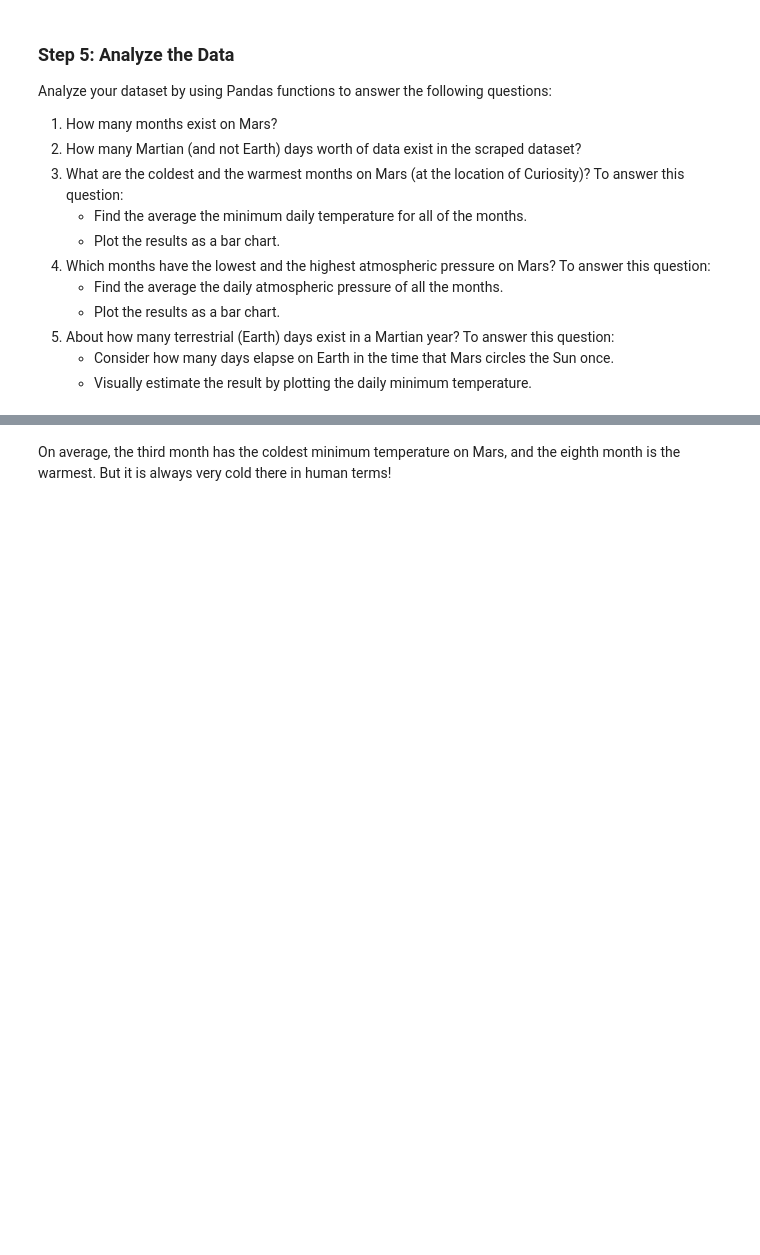
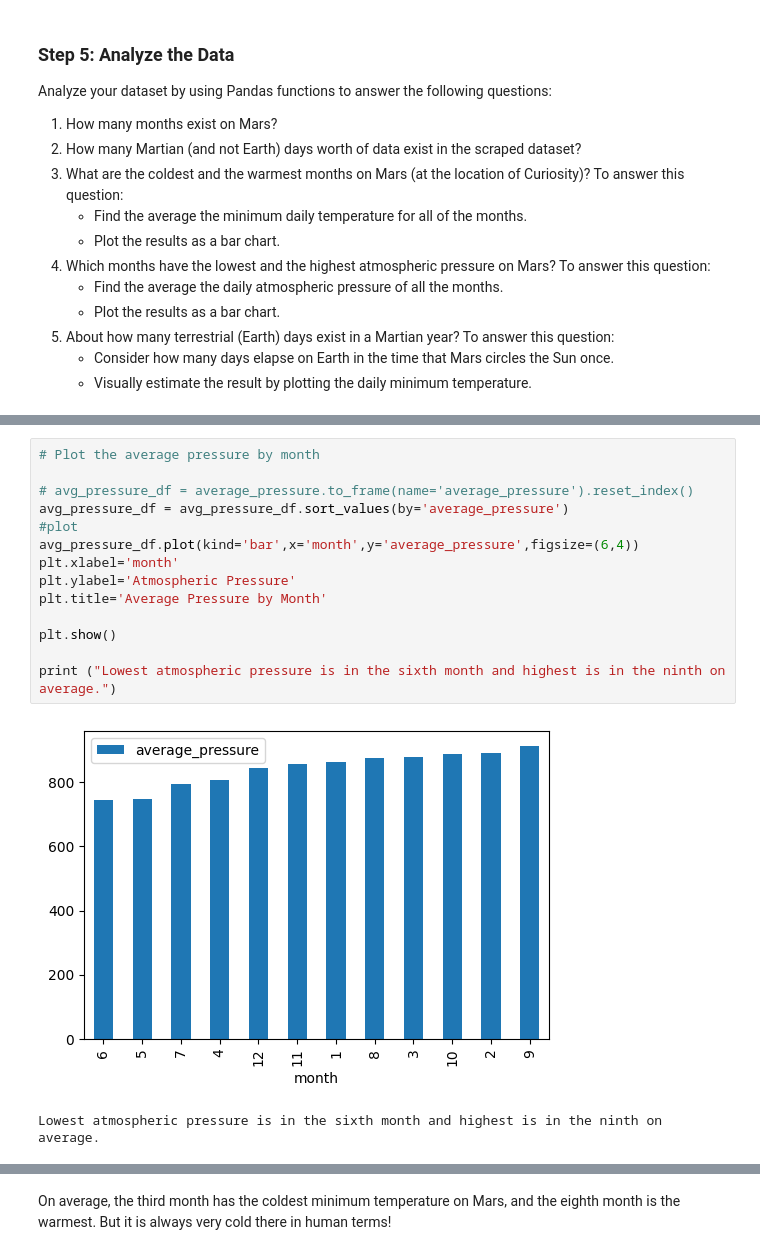
Before and after one commit to riosrose/Mars_Scraping, a Jupyter notebook: part_2_mars_weather.ipynb, the cells around one changed output, grey strips where cells are left out. Cells and saved outputs as stored; diff of their text form; blank space fills up the shorter version.

```diff
--- a/part_2_mars_weather.ipynb
+++ b/part_2_mars_weather.ipynb
@@ -178,0 +302,17 @@ Name: pressure, dtype: float64
+# %%
+# Plot the average pressure by month
+
+# avg_pressure_df = average_pressure.to_frame(name='average_pressure').reset_index()
+avg_pressure_df = avg_pressure_df.sort_values(by='average_pressure')
+#plot
+avg_pressure_df.plot(kind='bar',x='month',y='average_pressure',figsize=(6,4))
+plt.xlabel='month'
+plt.ylabel='Atmospheric Pressure'
+plt.title='Average Pressure by Month'
+
+plt.show()
+
+print ("Lowest atmospheric pressure is in the sixth month and highest is in the ninth on average.")
+# %% [output]
+[figure, added]
+Lowest atmospheric pressure is in the sixth month and highest is in the ninth on average.
```
Also changed, not shown: parts of 25 cells of this notebook, 4 other files.
